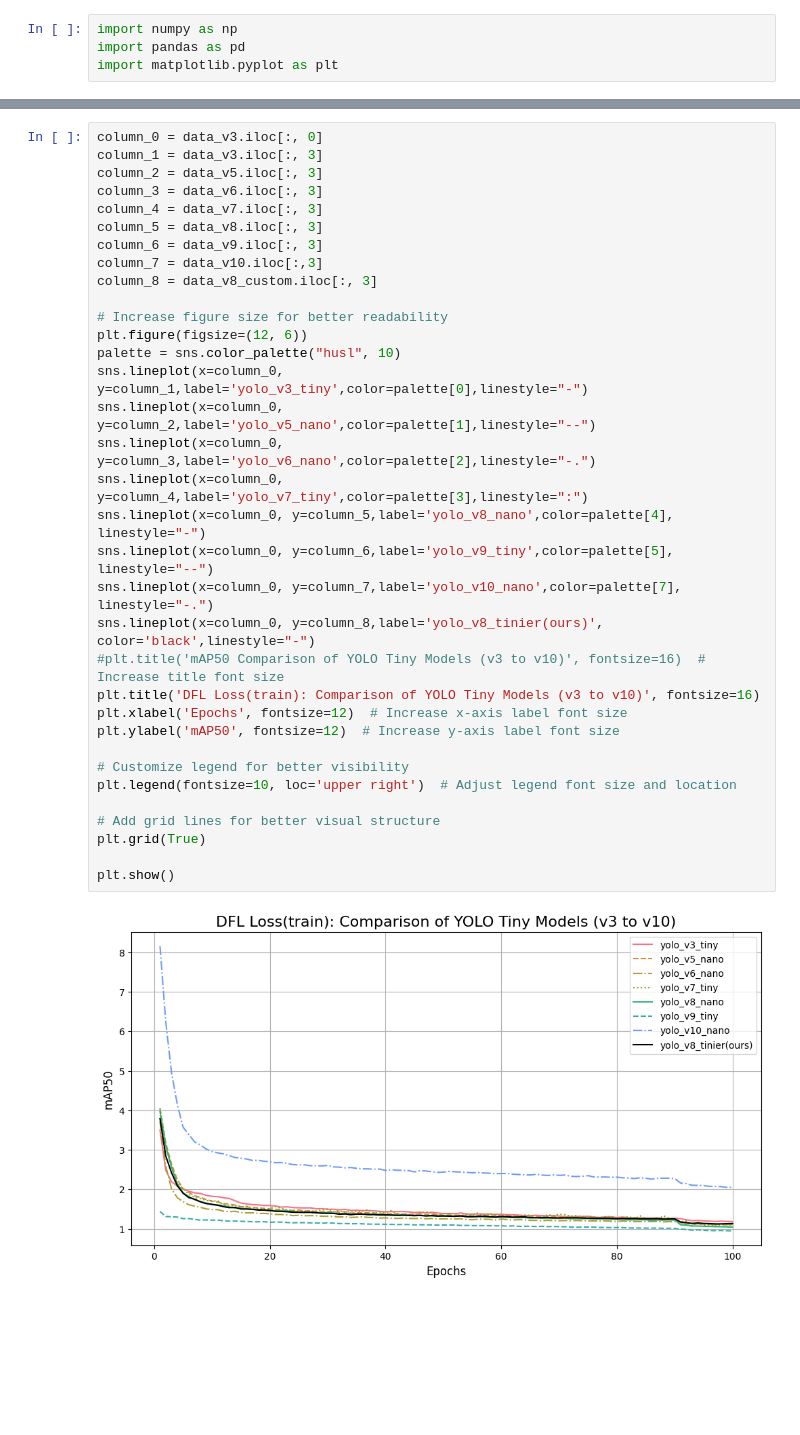
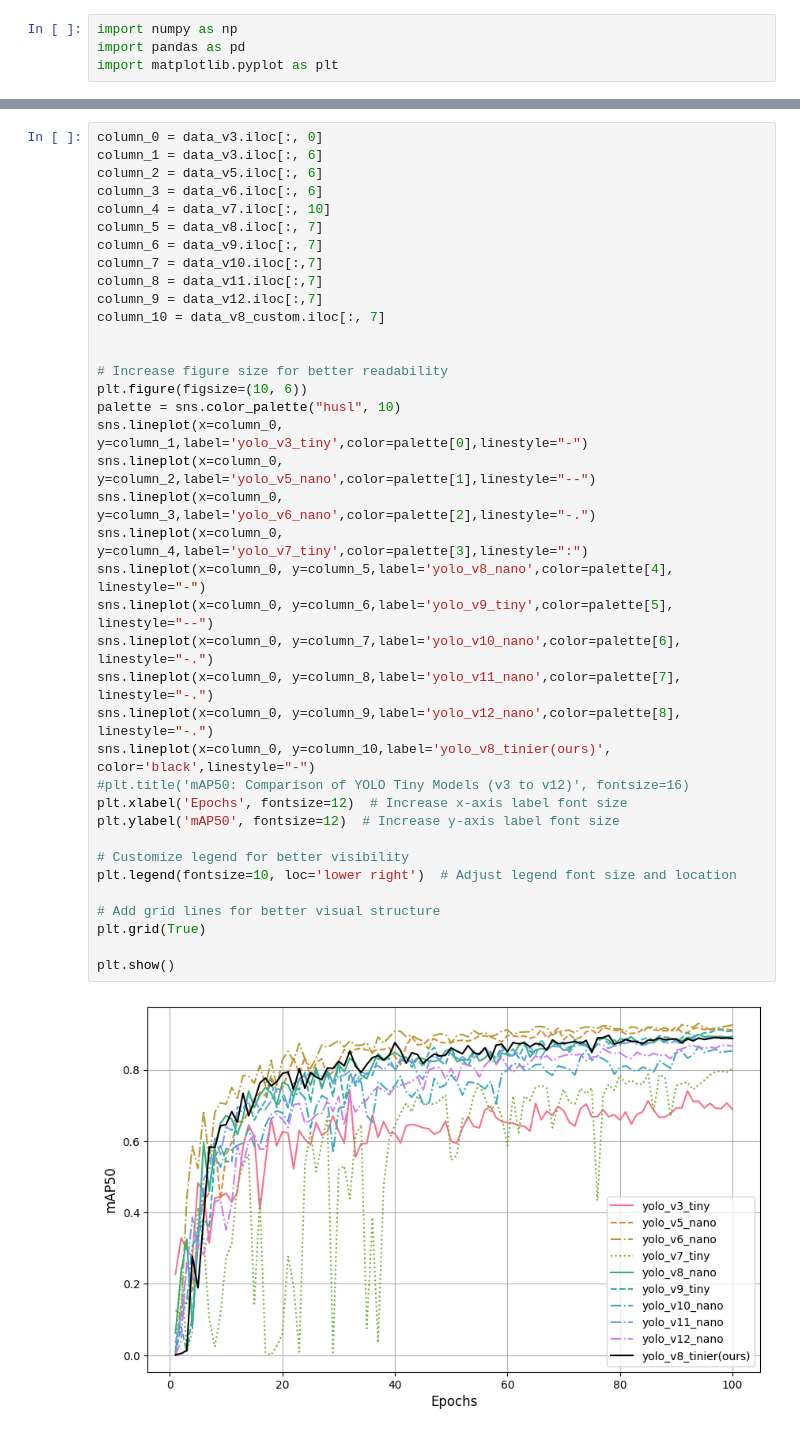
Before and after one commit to programminghunk/sugarcane, a Jupyter notebook: graphs.ipynb, the cells around one changed output, grey strips where cells are left out. Saved outputs shown, nothing was run; the diff lists cells and outputs as text; blank space fills up the shorter version.

```diff
--- a/graphs.ipynb
+++ b/graphs.ipynb
@@ -134,38 +273,42 @@ plt.show()
 # %%
 column_0 = data_v3.iloc[:, 0]
-column_1 = data_v3.iloc[:, 3]
-column_2 = data_v5.iloc[:, 3]
-column_3 = data_v6.iloc[:, 3]
-column_4 = data_v7.iloc[:, 3]
-column_5 = data_v8.iloc[:, 3]
-column_6 = data_v9.iloc[:, 3]
-column_7 = data_v10.iloc[:,3]
-column_8 = data_v8_custom.iloc[:, 3]
+column_1 = data_v3.iloc[:, 6]
+column_2 = data_v5.iloc[:, 6]
+column_3 = data_v6.iloc[:, 6]
+column_4 = data_v7.iloc[:, 10]
+column_5 = data_v8.iloc[:, 7]
+column_6 = data_v9.iloc[:, 7]
+column_7 = data_v10.iloc[:,7]
+column_8 = data_v11.iloc[:,7]
+column_9 = data_v12.iloc[:,7]
+column_10 = data_v8_custom.iloc[:, 7]
+
 
 # Increase figure size for better readability
-plt.figure(figsize=(12, 6))
+plt.figure(figsize=(10, 6))
 palette = sns.color_palette("husl", 10)
 sns.lineplot(x=column_0, y=column_1,label='yolo_v3_tiny',color=palette[0],linestyle="-")
 sns.lineplot(x=column_0, y=column_2,label='yolo_v5_nano',color=palette[1],linestyle="--")
 sns.lineplot(x=column_0, y=column_3,label='yolo_v6_nano',color=palette[2],linestyle="-.")
 sns.lineplot(x=column_0, y=column_4,label='yolo_v7_tiny',color=palette[3],linestyle=":")
 sns.lineplot(x=column_0, y=column_5,label='yolo_v8_nano',color=palette[4], linestyle="-")
 sns.lineplot(x=column_0, y=column_6,label='yolo_v9_tiny',color=palette[5], linestyle="--")
-sns.lineplot(x=column_0, y=column_7,label='yolo_v10_nano',color=palette[7], linestyle="-.")
-sns.lineplot(x=column_0, y=column_8,label='yolo_v8_tinier(ours)', color='black',linestyle="-")
-#plt.title('mAP50 Comparison of YOLO Tiny Models (v3 to v10)', fontsize=16)  # Increase title font size
-plt.title('DFL Loss(train): Comparison of YOLO Tiny Models (v3 to v10)', fontsize=16)
+sns.lineplot(x=column_0, y=column_7,label='yolo_v10_nano',color=palette[6], linestyle="-.")
+sns.lineplot(x=column_0, y=column_8,label='yolo_v11_nano',color=palette[7], linestyle="-.")
+sns.lineplot(x=column_0, y=column_9,label='yolo_v12_nano',color=palette[8], linestyle="-.")
+sns.lineplot(x=column_0, y=column_10,label='yolo_v8_tinier(ours)', color='black',linestyle="-")
+#plt.title('mAP50: Comparison of YOLO Tiny Models (v3 to v12)', fontsize=16)
 plt.xlabel('Epochs', fontsize=12)  # Increase x-axis label font size
 plt.ylabel('mAP50', fontsize=12)  # Increase y-axis label font size
 
 # Customize legend for better visibility
-plt.legend(fontsize=10, loc='upper right')  # Adjust legend font size and location
+plt.legend(fontsize=10, loc='lower right')  # Adjust legend font size and location
 
 # Add grid lines for better visual structure
 plt.grid(True)
 
 plt.show()
 # %% [output]
-[figure, old version]
+[figure, new version]
 # %%
 column_0 = data_v3.iloc[:, 0]
```
Also changed, not shown: parts of 19 cells of this notebook.
